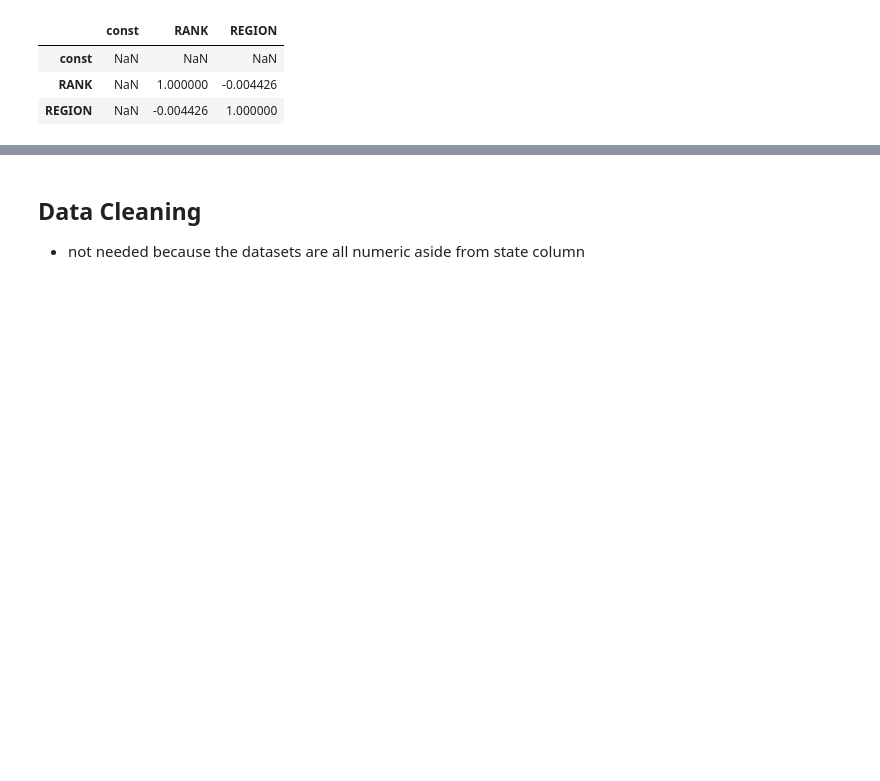
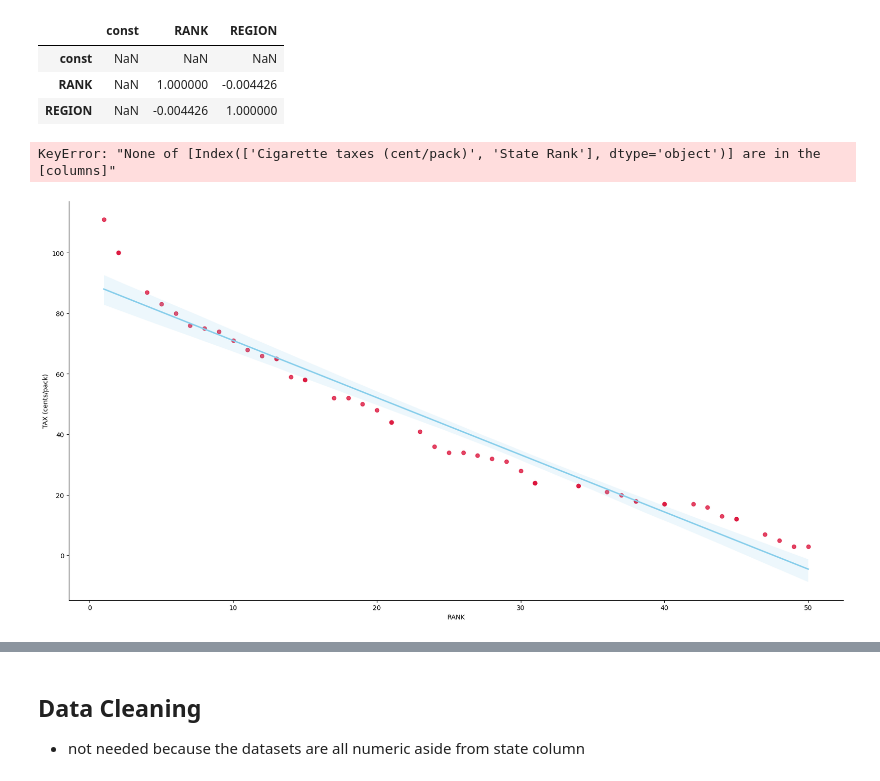
Before and after one commit to 550tealeaves/DATA-70500-working-with-data, a Jupyter notebook: HW3_MergingData.ipynb, the cells around one changed output, grey strips where cells are left out. Saved outputs shown, nothing was run; the diff lists cells and outputs as text; code cells hidden in the pictures; blank space fills up the shorter version.

Commit message:
added visualization

```diff
--- a/HW3_MergingData.ipynb
+++ b/HW3_MergingData.ipynb
@@ -175,3 +175,27 @@ X.corr()
 | const | NaN | NaN | NaN |
 | RANK | NaN | 1.000000 | -0.004426 |
 | REGION | NaN | -0.004426 | 1.000000 |
+# %%
+#Visualizing the linear model w/ seaborn library & linear model plot
+# Default is to show the confidence interval
+# Richer countries have longer life expectancies
+# Larger margin of error at 1 side of dataset
+p = sb.lmplot(x='State Rank', y='Cigarette taxes (cent/pack)', data=CigTotal, scatter_kws={"color": "forestgreen"}, line_kws={"color": "gold"}) # added code to change colors of both data points and lines
+p.fig.set_figwidth(20)
+p.fig.set_figheight(10)
+plt.show()
+# %% [output]
+KeyError: "None of [Index(['Cigarette taxes (cent/pack)', 'State Rank'], dtype='object')] are in the [columns]"
+# %%
+#Visualizing the linear model w/ seaborn library & linear model plot
+# Default is to show the confidence interval
+# Richer countries have longer life expectancies
+# Larger margin of error at 1 side of dataset
+
+# Assuming your actual column names in CigTotal are 'TAX (cents/pack)' and 'RANK'
+p = sb.lmplot(x='RANK', y='TAX (cents/pack)', data=CigTotal, scatter_kws={"color": "crimson"}, line_kws={"color": "skyblue"}) # added code to change colors of both data points and lines
+p.fig.set_figwidth(20)
+p.fig.set_figheight(10)
+plt.show()
+# %% [output]
+[figure, added]
```
Also changed, not shown: parts of 1 cell of this notebook.
